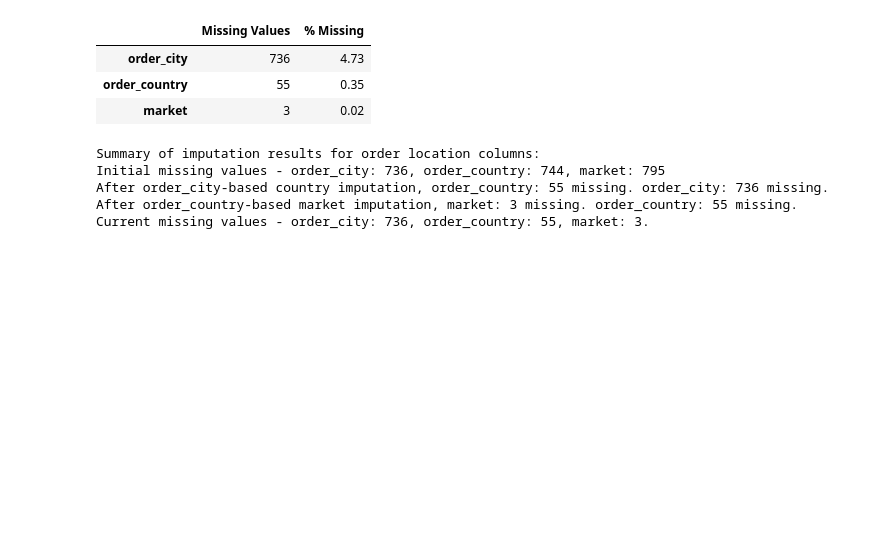
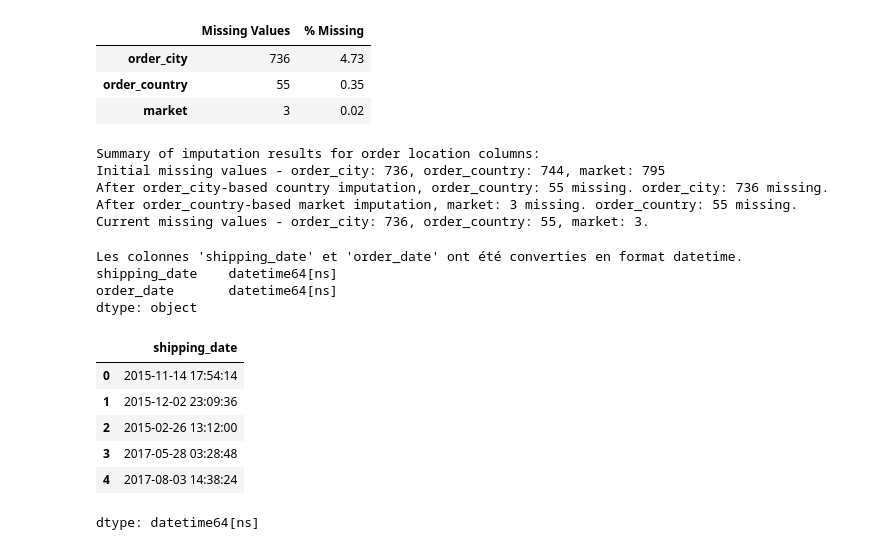
Before and after one commit to moubarik-ashraf/DS_Project, a Jupyter notebook: notebooks/01_exploration.ipynb, the cells around one changed output. Saved outputs shown, nothing was run; the diff lists cells and outputs as text; code cells hidden in the pictures; blank space fills up the shorter version.

```diff
--- a/notebooks/01_exploration.ipynb
+++ b/notebooks/01_exploration.ipynb
@@ -609,3 +609,28 @@ Initial missing values - order_city: 736, order_country: 744, market: 795
 After order_city-based country imputation, order_country: 55 missing. order_city: 736 missing.
 After order_country-based market imputation, market: 3 missing. order_country: 55 missing.
 Current missing values - order_city: 736, order_country: 55, market: 3.
+# %%
+df['shipping_date'] = pd.to_datetime(df['shipping_date'], unit='D', origin='1899-12-30')
+df['order_date'] = pd.to_datetime(df['order_date'], unit='D', origin='1899-12-30')
+
+print("Les colonnes 'shipping_date' et 'order_date' ont été converties en format datetime.")
+print(df[['shipping_date', 'order_date']].dtypes)
+# %% [output]
+Les colonnes 'shipping_date' et 'order_date' ont été converties en format datetime.
+shipping_date    datetime64[ns]
+order_date       datetime64[ns]
+dtype: object
+# %%
+# Arrondir à la seconde la plus proche (supprime les millisecondes)
+df['shipping_date'] = df['shipping_date'].dt.round('s')
+df['order_date'] = df['order_date'].dt.round('s')
+# Affichage du résultat
+df['shipping_date'].head()
+# %% [output]
+|  | shipping_date |
+| 0 | 2015-11-14 17:54:14 |
+| 1 | 2015-12-02 23:09:36 |
+| 2 | 2015-02-26 13:12:00 |
+| 3 | 2017-05-28 03:28:48 |
+| 4 | 2017-08-03 14:38:24 |
+dtype: datetime64[ns]
```
Also changed, not shown: parts of 5 cells of this notebook.
